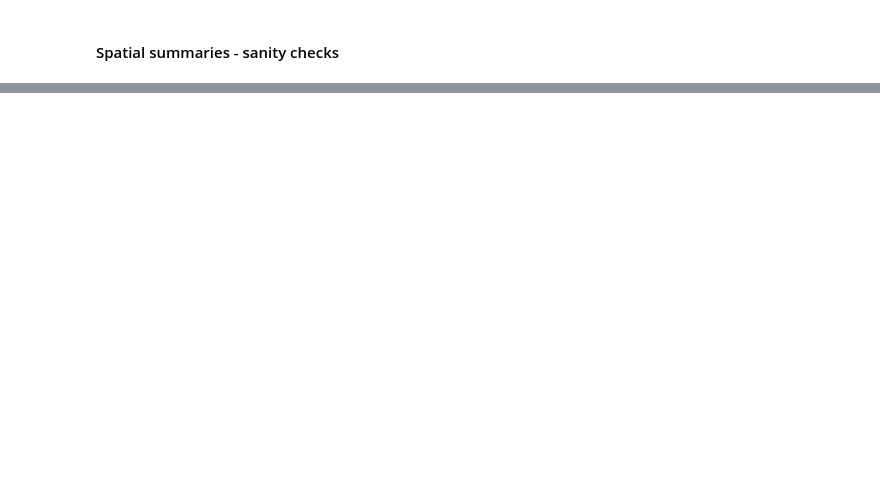
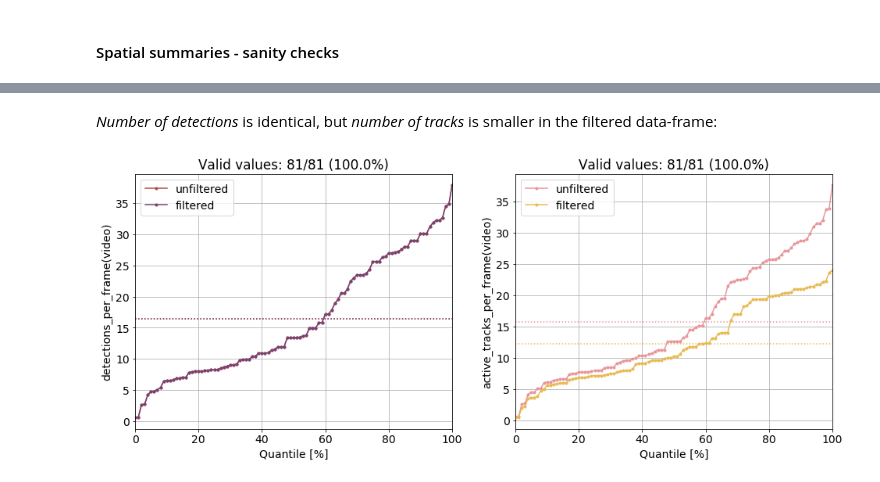
Before and after one commit to ido90/AyalonRoad, a Jupyter notebook: Analyzer/Basic Processing.ipynb, the cells around one changed output, grey strips where cells are left out. Saved outputs shown, nothing was run; the diff lists cells and outputs as text; code cells hidden in the pictures; blank space fills up the shorter version.

```diff
--- a/Analyzer/Basic Processing.ipynb
+++ b/Analyzer/Basic Processing.ipynb
@@ -221,14 +236,18 @@ s2.head()
+# %% [markdown]
+*Number of detections* is identical, but *number of tracks* is smaller in the filtered data-frame:
 # %%
-_, axs = plt.subplots(2,2,figsize=(16,8))
+_, axs = plt.subplots(1,2,figsize=(16,6))
 
-ax = axs[0,0]
+ax = axs[0]
 t.qplots(pd.DataFrame({
     'unfiltered': s1.groupby('video')['n_detections'].mean().values,
     'filtered':   s2.groupby('video')['n_detections'].mean().values}), ax=ax)
 ax.set_ylabel('detections_per_frame(video)')
 
-ax = axs[0,1]
+ax = axs[1]
 t.qplots(pd.DataFrame({
     'unfiltered': s1.groupby('video')['n_tracks'].mean().values,
     'filtered':   s2.groupby('video')['n_tracks'].mean().values}), ax=ax)
 ax.set_ylabel('active_tracks_per_frame(video)');
+# %% [output]
+[figure, added]
```
Also changed, not shown: parts of 8 cells of this notebook, 1 other file.
